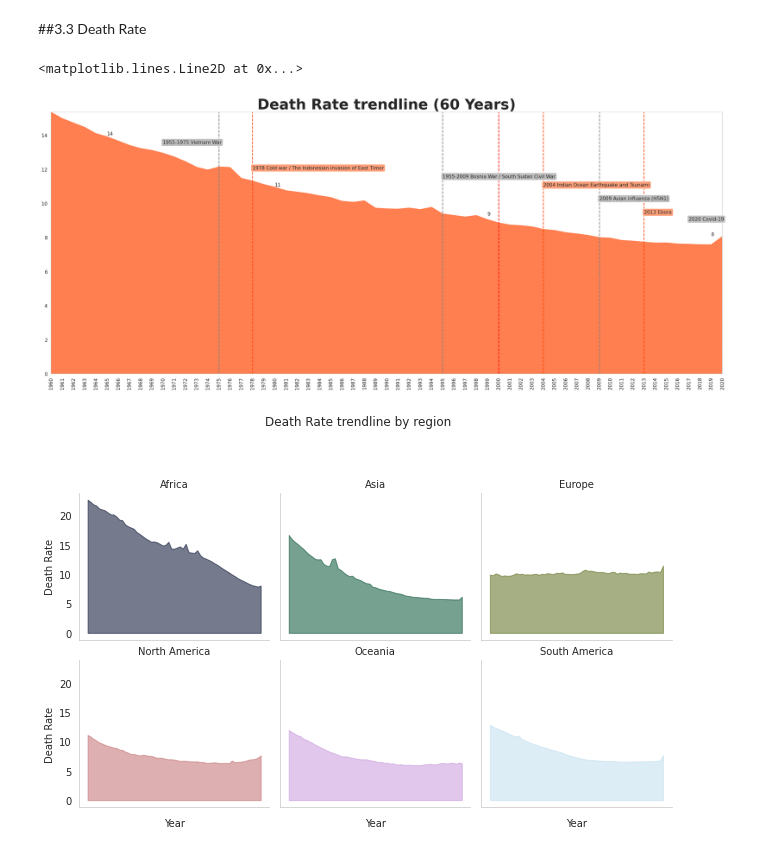
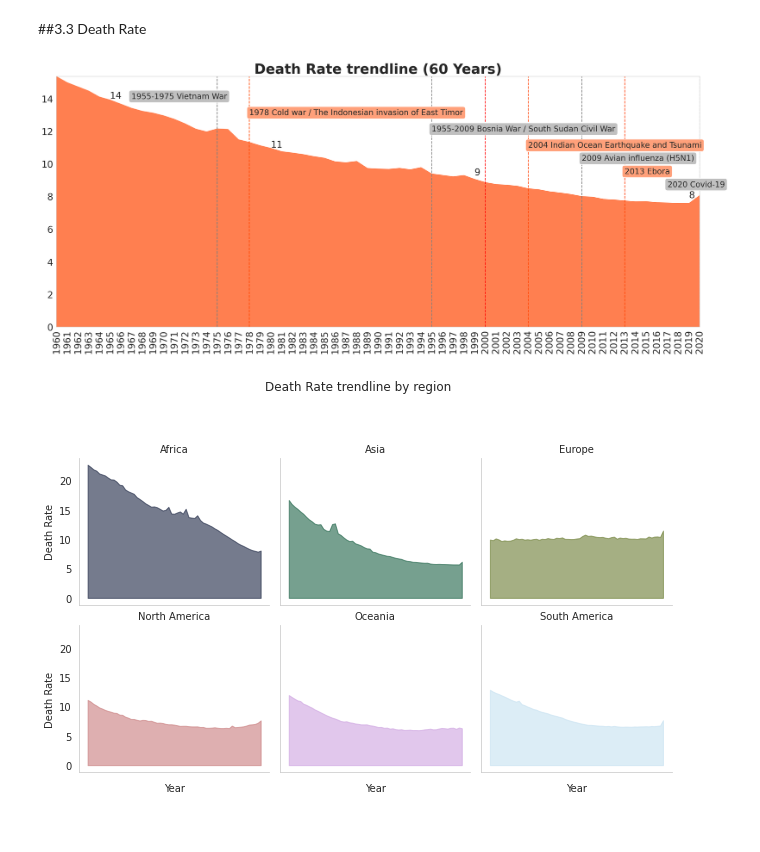
Before and after one commit to o-joe-v/World-Population, a Jupyter notebook: Master_final.ipynb, the cells around one changed output. Saved outputs shown, nothing was run; the diff lists cells and outputs as text; code cells hidden in the pictures.

```diff
--- a/Master_final.ipynb
+++ b/Master_final.ipynb
@@ -333,7 +337,8 @@ totalp = df.pivot_table(index='Year',columns=None,values=['Death Rate'],aggfunc=
 type(totalp)
 fig, ax = plt.subplots(figsize=(25,10),dpi=150)
 c=palette=sns.color_palette("cubehelix")
-plt.xticks(rotation=90)
+plt.xticks(fontsize=20,rotation=90)
+plt.yticks(fontsize=20)
 
 tyear = totalp.index
 tpop =totalp.iloc[:,0]
@@ -342,53 +347,54 @@ plt.title(" Death Rate trendline (60 Years) ",fontsize = 30,fontweight="bold")
 plt.margins(0,0)
 
 ax.annotate("14",  xy=('1965', 11), xycoords='data',
-             xytext=('1965',14), textcoords='data')
+             xytext=('1965',14), textcoords='data',fontsize=20)
 ax.annotate("11", xy=('1980', 10), xycoords='data',
-             xytext=('1980',11), textcoords='data')
+             xytext=('1980',11), textcoords='data',fontsize=20)
 ax.annotate("9", xy=('2000', 8), xycoords='data',
-             xytext=('1999',9.3), textcoords='data')
+             xytext=('1999',9.3), textcoords='data',fontsize=20)
 ax.annotate("8", xy=('2020', 7), xycoords='data',
-             xytext=('2019',8.1), textcoords='data')
+             xytext=('2019',7.9), textcoords='data',fontsize=20)
 ax.axvline(x='2000', linestyle='--',color='red')
 
 #สร้าง Events
 ax.annotate("1955-1975 Vietnam War",  xy=('1970', 11), xycoords='data',
-             xytext=('1970',13.5), textcoords='data',
-             bbox=dict(boxstyle='round',fc='silver'))
+             xytext=('1967',14), textcoords='data',
+             bbox=dict(boxstyle='round',fc='silver'),fontsize=17)
 ax.axvline(x='1975', linestyle='--',color='grey')
 
 ax.annotate("1978 Cold war / The Indonesian invasion of East Timor",  xy=('1978', 10), xycoords='data',
-             xytext=('1978',12), textcoords='data',
-             bbox=dict(boxstyle='round',fc='lightsalmon'))
+             xytext=('1978',13), textcoords='data',
+             bbox=dict(boxstyle='round',fc='lightsalmon'),fontsize=17)
 ax.axvline(x='1978', linestyle='--',color='orangered')
 
 ax.annotate("1955-2009 Bosnia War / South Sudan Civil War",  xy=('1995', 9), xycoords='data',
-             xytext=('1995',11.5), textcoords='data',
-             bbox=dict(boxstyle='round',fc='silver'))
+             xytext=('1995',12), textcoords='data',
+             bbox=dict(boxstyle='round',fc='silver'),fontsize=17)
 ax.axvline(x='1995', linestyle='--',color='grey')
 
 ax.annotate("2004 Indian Ocean Earthquake and Tsunami",  xy=('2004', 9), xycoords='data',
              xytext=('2004',11), textcoords='data',
-             bbox=dict(boxstyle='round',fc='lightsalmon'))
+             bbox=dict(boxstyle='round',fc='lightsalmon'),fontsize=17)
 ax.axvline(x='2004', linestyle='--',color='orangered')
 
 ax.annotate("2009 Avian influenza (H5N1)",  xy=('2009', 9), xycoords='data',
              xytext=('2009',10.2), textcoords='data',
-             bbox=dict(boxstyle='round',fc='silver'))
+             bbox=dict(boxstyle='round',fc='silver'),fontsize=17)
 ax.axvline(x='2009', linestyle='--',color='grey')
 
 ax.annotate("2013 Ebora",  xy=('2013', 9), xycoords='data',
              xytext=('2013',9.4), textcoords='data',
-             bbox=dict(boxstyle='round',fc='lightsalmon'))
+             bbox=dict(boxstyle='round',fc='lightsalmon'),fontsize=17)
 ax.axvline(x='2013', linestyle='--',color='orangered')
 
 ax.annotate("2020 Covid-19",  xy=('2017', 9), xycoords='data',
-             xytext=('2017',9), textcoords='data',
-             bbox=dict(boxstyle='round',fc='silver'))
+             xytext=('2017',8.6), textcoords='data',
+             bbox=dict(boxstyle='round',fc='silver'),fontsize=17)
 ax.axvline(x='2020', linestyle='--',color='grey')
+
+plt.savefig("Death Rate.png",dpi=150)
 # %% [output]
-<matplotlib.lines.Line2D at 0x...>
-[figure, old version]
+[figure, new version]
 # %%
 # Death Rate by Region
 b = df.pivot_table(index=['Year','Continent'],columns=None,values=['Death Rate'],aggfunc=['mean'])
```
Also changed, not shown: parts of 15 cells of this notebook.
